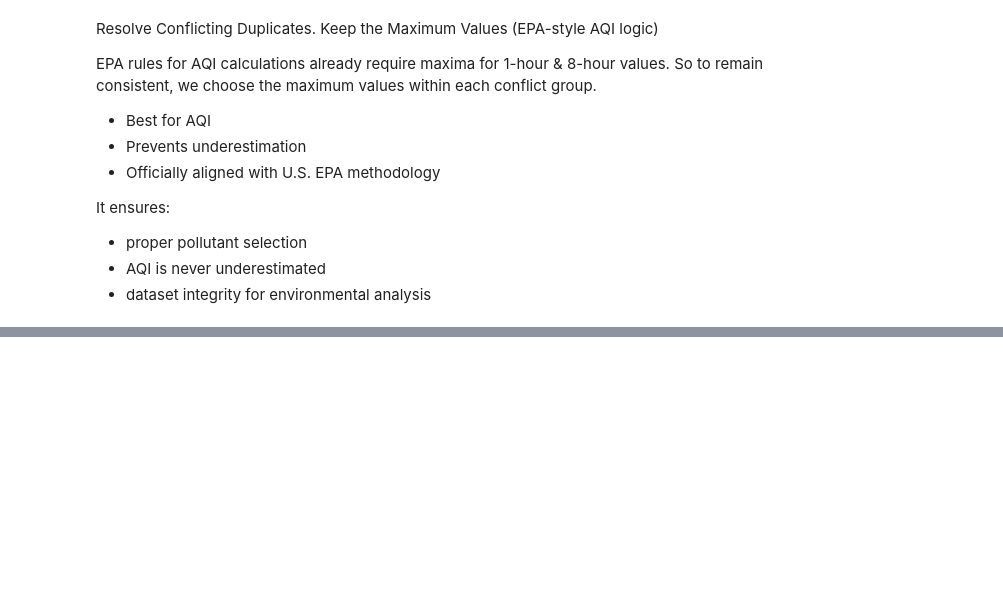
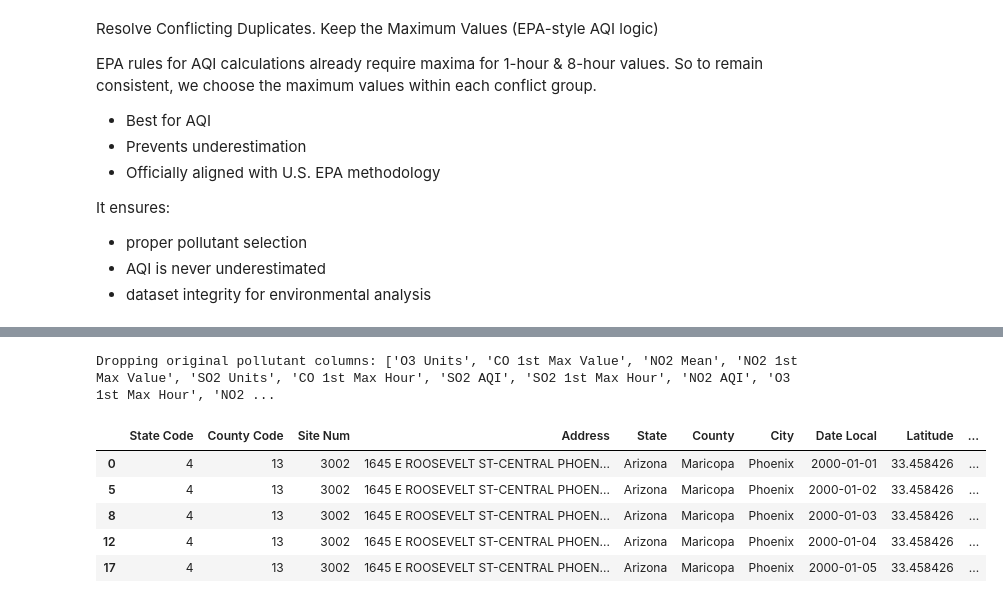
Before and after one commit to YShutko/in_process_US_pollution_analysis, a Jupyter notebook: notebooks/etl_eda.ipynb, the cells around one changed output, grey strips where cells are left out. Cells and saved outputs as stored; diff of their text form; code cells hidden in the pictures; blank space fills up the shorter version.

```diff
--- a/notebooks/etl_eda.ipynb
+++ b/notebooks/etl_eda.ipynb
@@ -435,7 +435,7 @@ def validate_no_negative_values(df, auto_fix=False, stop_on_error=False):
 
     return df
 
-df_cleaned = validate_no_negative_values(df, auto_fix=True, stop_on_error=True)
+df = validate_no_negative_values(df, auto_fix=True, stop_on_error=True)
 # %% [output]
 ✗ Negative values found:
 
@@ -517,7 +530,7 @@ def find_full_pollutant_duplicates(df):
 
     return duplicates
 # %%
-duplicates = find_full_pollutant_duplicates(df_cleaned)
+duplicates = find_full_pollutant_duplicates(df)
 # %% [output]
 🔍 Checking duplicates using ALL pollutant columns:
 ['Date Local', 'Address', 'NO2 Units', 'NO2 Mean', 'NO2 1st Max Value', 'NO2 1st Max Hour', 'NO2 AQI', 'O3 Units', 'O3 Mean', 'O3 1st Max Value', 'O3 1st Max Hour', 'O3 AQI', 'SO2 Units', 'SO2 Mean',  ...
@@ -583,7 +596,7 @@ def remove_full_pollutant_duplicates(df):
     Returns cleaned dataframe + summary report.
     """
 
-    df_clean = df_cleaned.copy()
+    df_clean = df.copy()
 
     # Identify pollutant columns dynamically
     pollutant_cols = [
@@ -627,7 +640,7 @@ def remove_full_pollutant_duplicates(df):
 
     return df_clean
 # %%
-df_cleaned = remove_full_pollutant_duplicates(df_cleaned)
+df = remove_full_pollutant_duplicates(df)
 # %% [output]
 🧹 Removing true duplicates based on columns:
 ['Date Local', 'Address', 'NO2 Units', 'NO2 Mean', 'NO2 1st Max Value', 'NO2 1st Max Hour', 'NO2 AQI', 'O3 Units', 'O3 Mean', 'O3 1st Max Value', 'O3 1st Max Hour', 'O3 AQI', 'SO2 Units', 'SO2 Mean',  ...
@@ -749,0 +874,69 @@ df_cleaned.shape
+# %%
+def convert_to_ugm3(df):
+    """
+    Convert pollutant concentrations to µg/m³
+    and remove original columns (Mean, Max, and Units).
+    """
+
+    # Conversion factors at 25°C and 1 atm
+    factors = {
+        "NO2": 1.88,   # ppb → µg/m³
+        "SO2": 2.62,   # ppb → µg/m³
+        "O3": 2.00,    # ppb → µg/m³
+        "CO": 1145     # ppm → µg/m³ (1 ppm = 1145 µg/m³)
+    }
+
+    cols_to_drop = []
+
+    for gas, factor in factors.items():
+
+        # --- Mean ---
+        col_mean = f"{gas} Mean"
+        if col_mean in df.columns:
+            new_col = f"{gas} Mean µg/m³"
+            df[new_col] = df[col_mean] * factor
+            cols_to_drop.append(col_mean)
+
+        # --- Max ---
+        col_max = f"{gas} 1st Max Value"
+        if col_max in df.columns:
+            new_col = f"{gas} Max µg/m³"
+            df[new_col] = df[col_max] * factor
+            cols_to_drop.append(col_max)
+
+        # --- Units column ---
+        col_units = f"{gas} Units"
+        if col_units in df.columns:
+            cols_to_drop.append(col_units)
+
+        # --- Max hour column (not needed for modeling or maps) ---
+        col_hour = f"{gas} 1st Max Hour"
+        if col_hour in df.columns:
+            cols_to_drop.append(col_hour)
+
+        # --- AQI column (unitless but not needed if you recompute later) ---
+        col_aqi = f"{gas} AQI"
+        if col_aqi in df.columns:
+            cols_to_drop.append(col_aqi)
+
+    # Remove duplicates from drop list
+    cols_to_drop = list(set(cols_to_drop))
+
+    print("Dropping original pollutant columns:", cols_to_drop)
+
+    # Drop old columns safely
+    df = df.drop(columns=cols_to_drop, errors="ignore")
+
+    return df
+df_cleaned = convert_to_ugm3(df_cleaned)
+# %% [output]
+Dropping original pollutant columns: ['O3 Units', 'CO 1st Max Value', 'NO2 Mean', 'NO2 1st Max Value', 'SO2 Units', 'CO 1st Max Hour', 'SO2 AQI', 'SO2 1st Max Hour', 'NO2 AQI', 'O3 1st Max Hour', 'NO2 ...
+# %%
+df_cleaned.head()
+# %% [output]
+|  | State Code | County Code | Site Num | Address | State | County | City | Date Local | Latitude | ... |
+| 0 | 4 | 13 | 3002 | 1645 E ROOSEVELT ST-CENTRAL PHOEN... | Arizona | Maricopa | Phoenix | 2000-01-01 | 33.458426 | ... |
+| 5 | 4 | 13 | 3002 | 1645 E ROOSEVELT ST-CENTRAL PHOEN... | Arizona | Maricopa | Phoenix | 2000-01-02 | 33.458426 | ... |
+| 8 | 4 | 13 | 3002 | 1645 E ROOSEVELT ST-CENTRAL PHOEN... | Arizona | Maricopa | Phoenix | 2000-01-03 | 33.458426 | ... |
+| 12 | 4 | 13 | 3002 | 1645 E ROOSEVELT ST-CENTRAL PHOEN... | Arizona | Maricopa | Phoenix | 2000-01-04 | 33.458426 | ... |
+| 17 | 4 | 13 | 3002 | 1645 E ROOSEVELT ST-CENTRAL PHOEN... | Arizona | Maricopa | Phoenix | 2000-01-05 | 33.458426 | ... |
```
Also changed, not shown: parts of 15 cells of this notebook, 1 other file.
